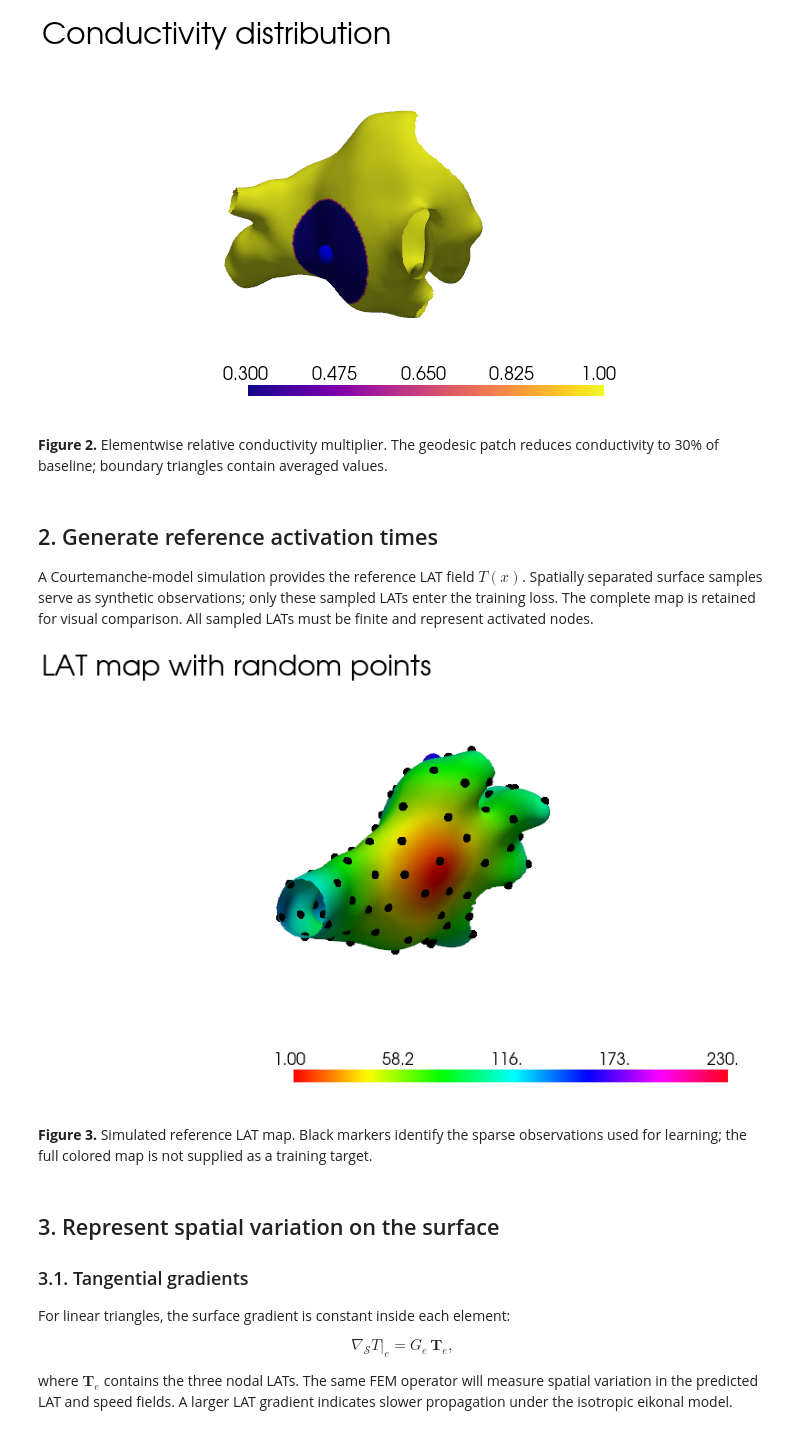
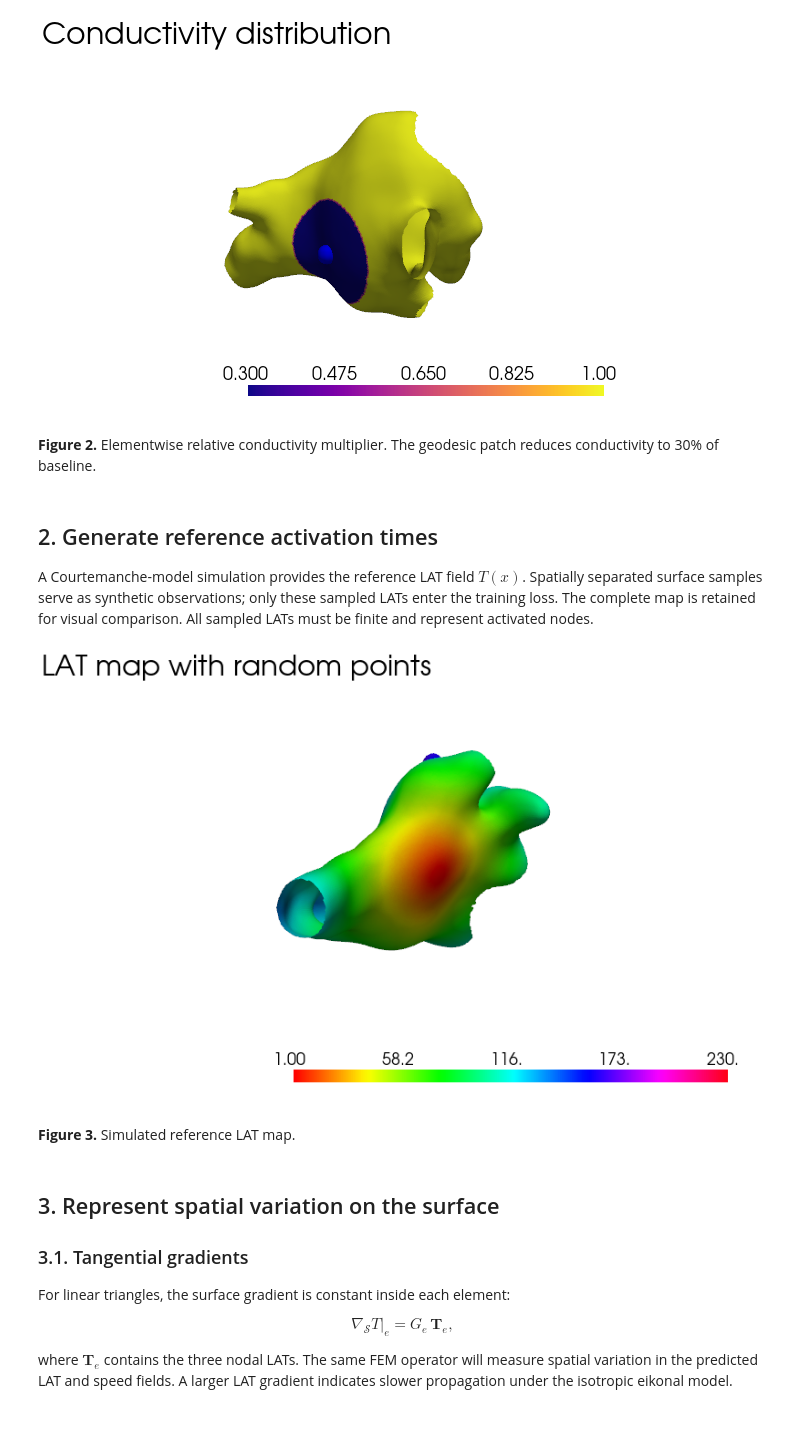
Before and after one commit to finitewave/Finitewave-Tools, a Jupyter notebook: Tutorials/Conduction Velocity Estimation with PINN.ipynb, the cells around one changed output. Saved outputs shown, nothing was run; the diff lists cells and outputs as text; code cells hidden in the pictures.

```diff
--- a/Tutorials/Conduction Velocity Estimation with PINN.ipynb
+++ b/Tutorials/Conduction Velocity Estimation with PINN.ipynb
@@ -90,7 +90,7 @@ pl.show()
 # %% [output]
 [figure]
 # %% [markdown]
-**Figure 2.** Elementwise relative conductivity multiplier. The geodesic patch reduces conductivity to 30% of baseline; boundary triangles contain averaged values.
+**Figure 2.** Elementwise relative conductivity multiplier. The geodesic patch reduces conductivity to 30% of baseline.
 # %% [markdown]
 ## 2. Generate reference activation times
 
@@ -105,39 +105,36 @@ from finitewave_tools.meshkit.points.point_sampler import select_random_points
 cardiac_tissue = fw.CardiacTissue(coords=points, elems=elems,
                                   elem_type=fw.ElementType.TRIANGLE)
 cardiac_tissue.conductivity = elem_conductivity
 
 lat_tracker = fw.ActivationTimeTracker(step=50)
 
 # create model object and set up parameters:
 simulation = fw.CardiacSimulation(dt=0.02, t_max=250, backend="jax")
 simulation.cardiac_tissue = cardiac_tissue
 simulation.cardiac_model = fw.Courtemanche()
 simulation.stim_sequence = fw.StimSequence()
 simulation.stim_sequence.add_stim(
     fw.StimVoltageElectrodes(time=0, volt_value=1, coords=points[stim_point_id], size=3.0)
     )
 simulation.time_integration = fw.BackwardEulerTimeIntegration(atol=1e-6)
 simulation.tracker_sequence = fw.TrackerSequence()
 simulation.tracker_sequence.add_tracker(lat_tracker)
 
 # run the model:
 simulation.run()
 
 lats = lat_tracker.output
 
-random_point_ids = select_random_points(points, distance=10, seed=42)
-
 pv.set_jupyter_backend("static")
 pl = pv.Plotter(window_size=(800, 500))
 pl.set_background("white")
 pl.add_text("LAT map with random points", position="upper_left", font_size=16, color="black")
 pl.add_mesh(poly, scalars=lats, cmap="hsv", opacity=1., show_edges=False, copy_mesh=True)
-pl.add_points(points[random_point_ids], color="black", point_size=10, render_points_as_spheres=True)
 pl.show()
 # %% [output]
-[figure, old version]
+[figure, new version]
 # %% [markdown]
-**Figure 3.** Simulated reference LAT map. Black markers identify the sparse observations used for learning; the full colored map is not supplied as a training target.
+**Figure 3.** Simulated reference LAT map.
 # %% [markdown]
 ## 3. Represent spatial variation on the surface
 
```
Also changed, not shown: parts of 3 cells of this notebook, 3 other files.
